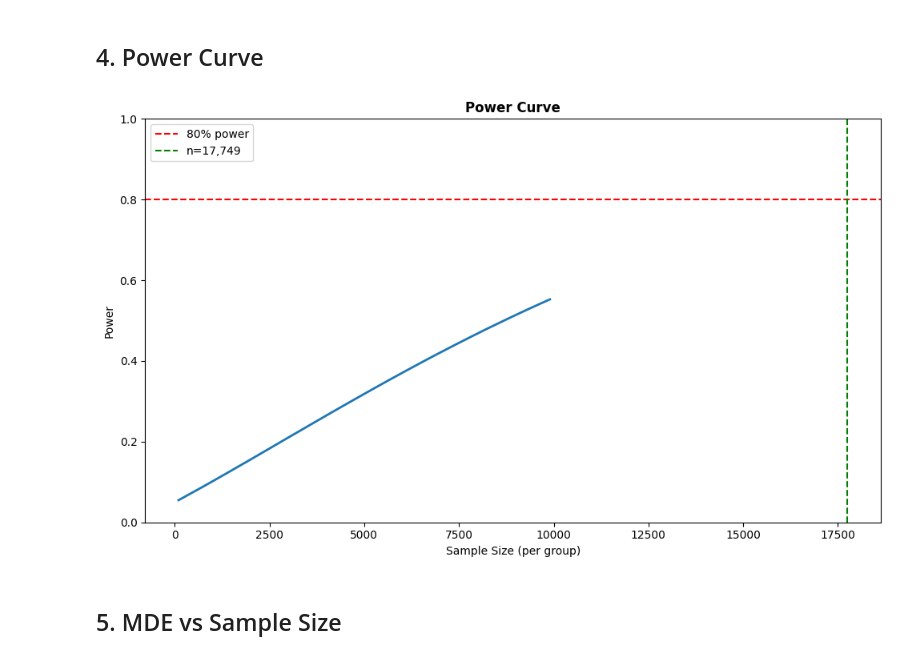
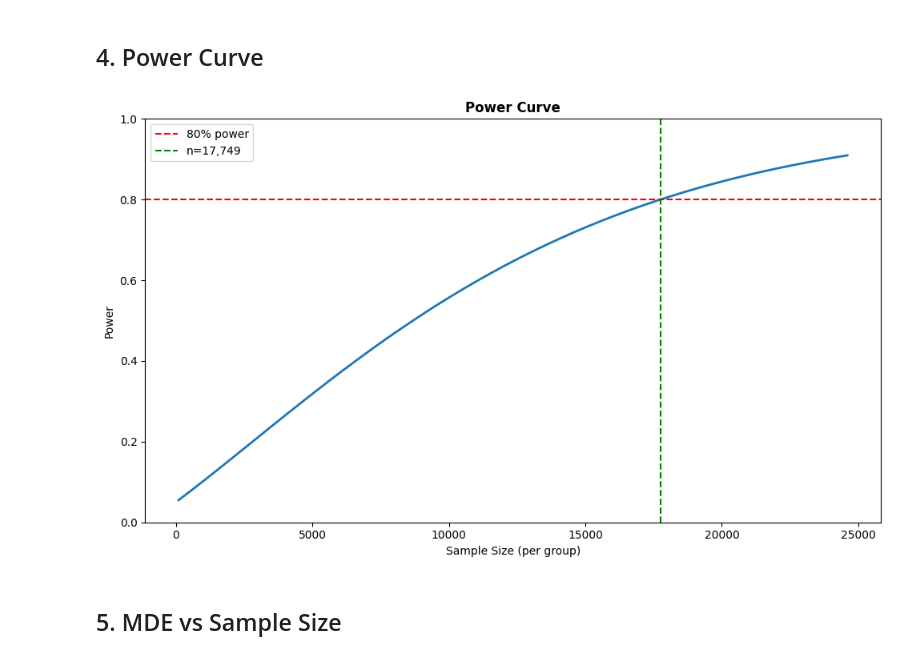
Before and after one commit to AshishPatel14S/A-B-Test-Analysis, a Jupyter notebook: notebooks/02_power_analysis.ipynb, the cells around one changed output. Drawn from its saved outputs; the diff is of its cells as text; code cells hidden in the pictures.

```diff
--- a/notebooks/02_power_analysis.ipynb
+++ b/notebooks/02_power_analysis.ipynb
@@ -101,33 +101,33 @@ Weeks needed: 1.1
 ## 4. Power Curve
 # %%
 # Power vs sample size
-sample_sizes = np.arange(100, 10000, 100)
+sample_sizes = np.arange(100, 25000, 500)
 powers = []
 
 for n in sample_sizes:
     p = power_analysis.solve_power(
         effect_size=effect_size,
         nobs1=n,
         alpha=alpha,
         ratio=1.0,
         alternative='two-sided'
     )
     powers.append(p)
 
 fig, ax = plt.subplots(figsize=(10, 6))
 ax.plot(sample_sizes, powers, linewidth=2)
 ax.axhline(y=0.8, color='red', linestyle='--', label='80% power')
 ax.axvline(x=sample_size_per_group, color='green', linestyle='--', label=f'n={sample_size_per_group:,}')
 ax.set_xlabel('Sample Size (per group)')
 ax.set_ylabel('Power')
 ax.set_title('Power Curve', fontweight='bold')
 ax.legend()
 ax.set_ylim(0, 1)
 plt.tight_layout()
 plt.savefig('../docs/img/power_analysis.png', dpi=150)
 plt.show()
 # %% [output]
-[figure, old version]
+[figure, new version]
 # %% [markdown]
 ## 5. MDE vs Sample Size
 # %%
```
Also changed, not shown: 3 other files.
